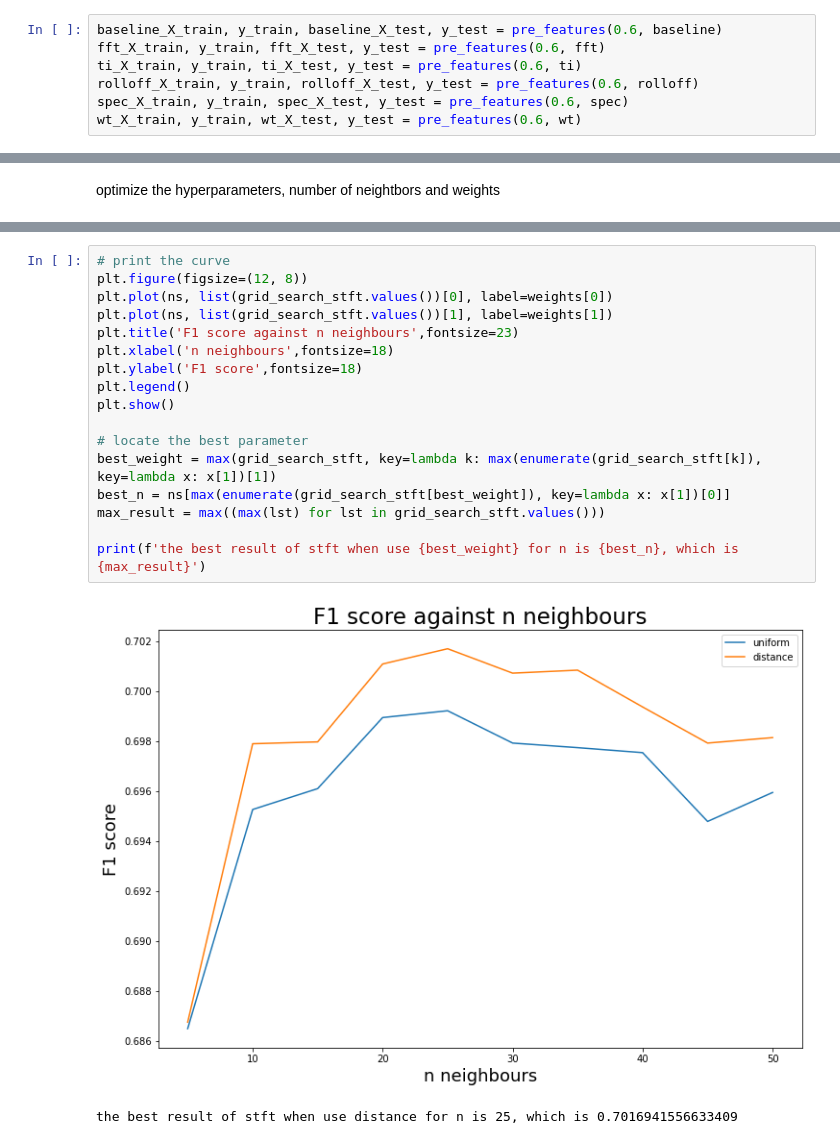
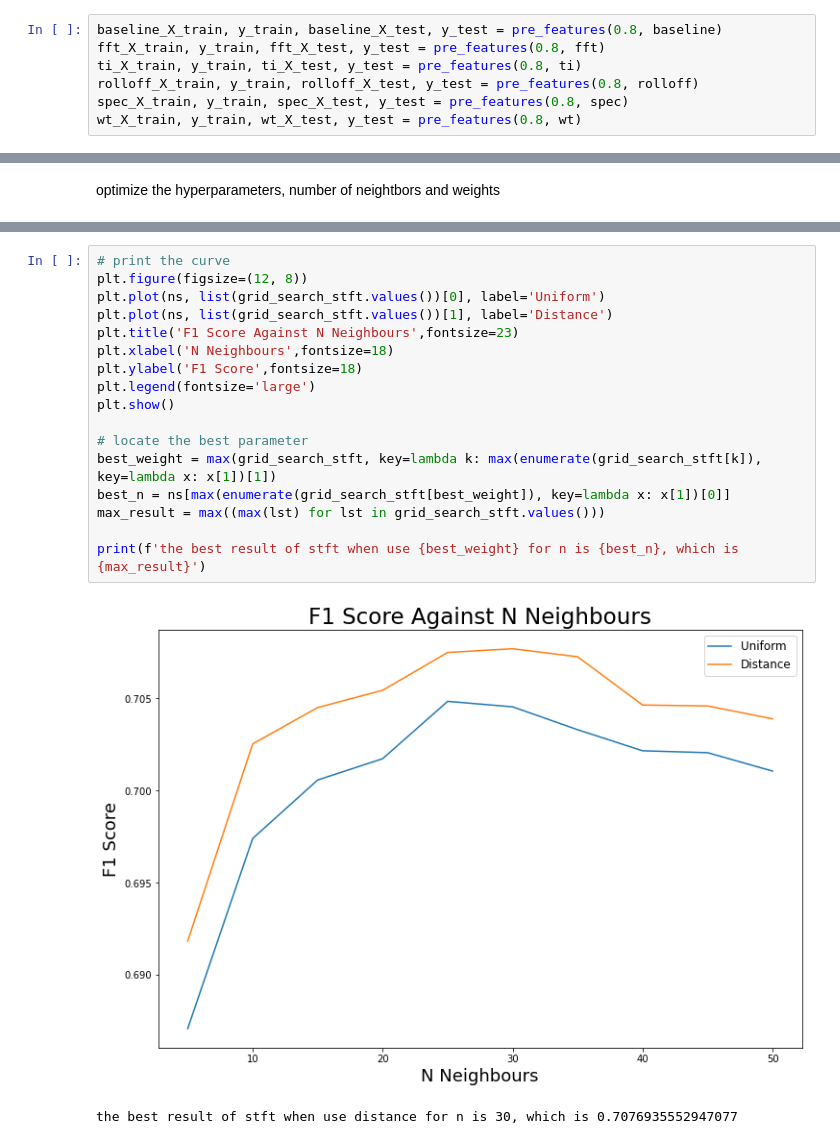
Before and after one commit to Turkeywobbling/ML-group-project, a Jupyter notebook: main.ipynb, the cells around one changed output, grey strips where cells are left out. Drawn from its saved outputs; the diff is of its cells as text.

```diff
--- a/main.ipynb
+++ b/main.ipynb
@@ -23,12 +23,12 @@ wt = pd.read_csv('features/wavelets.csv')
 # %% [markdown]
 pre-porcessing every features
 # %%
-baseline_X_train, y_train, baseline_X_test, y_test = pre_features(0.6, baseline)
-fft_X_train, y_train, fft_X_test, y_test = pre_features(0.6, fft)
-ti_X_train, y_train, ti_X_test, y_test = pre_features(0.6, ti)
-rolloff_X_train, y_train, rolloff_X_test, y_test = pre_features(0.6, rolloff)
-spec_X_train, y_train, spec_X_test, y_test = pre_features(0.6, spec)
-wt_X_train, y_train, wt_X_test, y_test = pre_features(0.6, wt)
+baseline_X_train, y_train, baseline_X_test, y_test = pre_features(0.8, baseline)
+fft_X_train, y_train, fft_X_test, y_test = pre_features(0.8, fft)
+ti_X_train, y_train, ti_X_test, y_test = pre_features(0.8, ti)
+rolloff_X_train, y_train, rolloff_X_test, y_test = pre_features(0.8, rolloff)
+spec_X_train, y_train, spec_X_test, y_test = pre_features(0.8, spec)
+wt_X_train, y_train, wt_X_test, y_test = pre_features(0.8, wt)
 # %% [markdown]
 fit every feature by knn
 # %%
@@ -115,23 +115,23 @@ Wall time: 4min 27s
 # %%
 # print the curve
 plt.figure(figsize=(12, 8))
-plt.plot(ns, list(grid_search_stft.values())[0], label=weights[0])
-plt.plot(ns, list(grid_search_stft.values())[1], label=weights[1])
-plt.title('F1 score against n neighbours',fontsize=23)
-plt.xlabel('n neighbours',fontsize=18)
-plt.ylabel('F1 score',fontsize=18)
-plt.legend()
+plt.plot(ns, list(grid_search_stft.values())[0], label='Uniform')
+plt.plot(ns, list(grid_search_stft.values())[1], label='Distance')
+plt.title('F1 Score Against N Neighbours',fontsize=23)
+plt.xlabel('N Neighbours',fontsize=18)
+plt.ylabel('F1 Score',fontsize=18)
+plt.legend(fontsize='large')
 plt.show()
 
 # locate the best parameter
 best_weight = max(grid_search_stft, key=lambda k: max(enumerate(grid_search_stft[k]), key=lambda x: x[1])[1])
 best_n = ns[max(enumerate(grid_search_stft[best_weight]), key=lambda x: x[1])[0]]
 max_result = max((max(lst) for lst in grid_search_stft.values()))
 
 print(f'the best result of stft when use {best_weight} for n is {best_n}, which is {max_result}')
 # %% [output]
-[figure, old version]
+[figure, new version]
-the best result of stft when use distance for n is 25, which is 0.7016941556633409
+the best result of stft when use distance for n is 30, which is 0.7076935552947077
 # %%
 # the best model
 knn_classifier = KNeighborsClassifier(n_neighbors=best_n, weights=best_weight)
```
Also changed, not shown: parts of 5 cells of this notebook.
